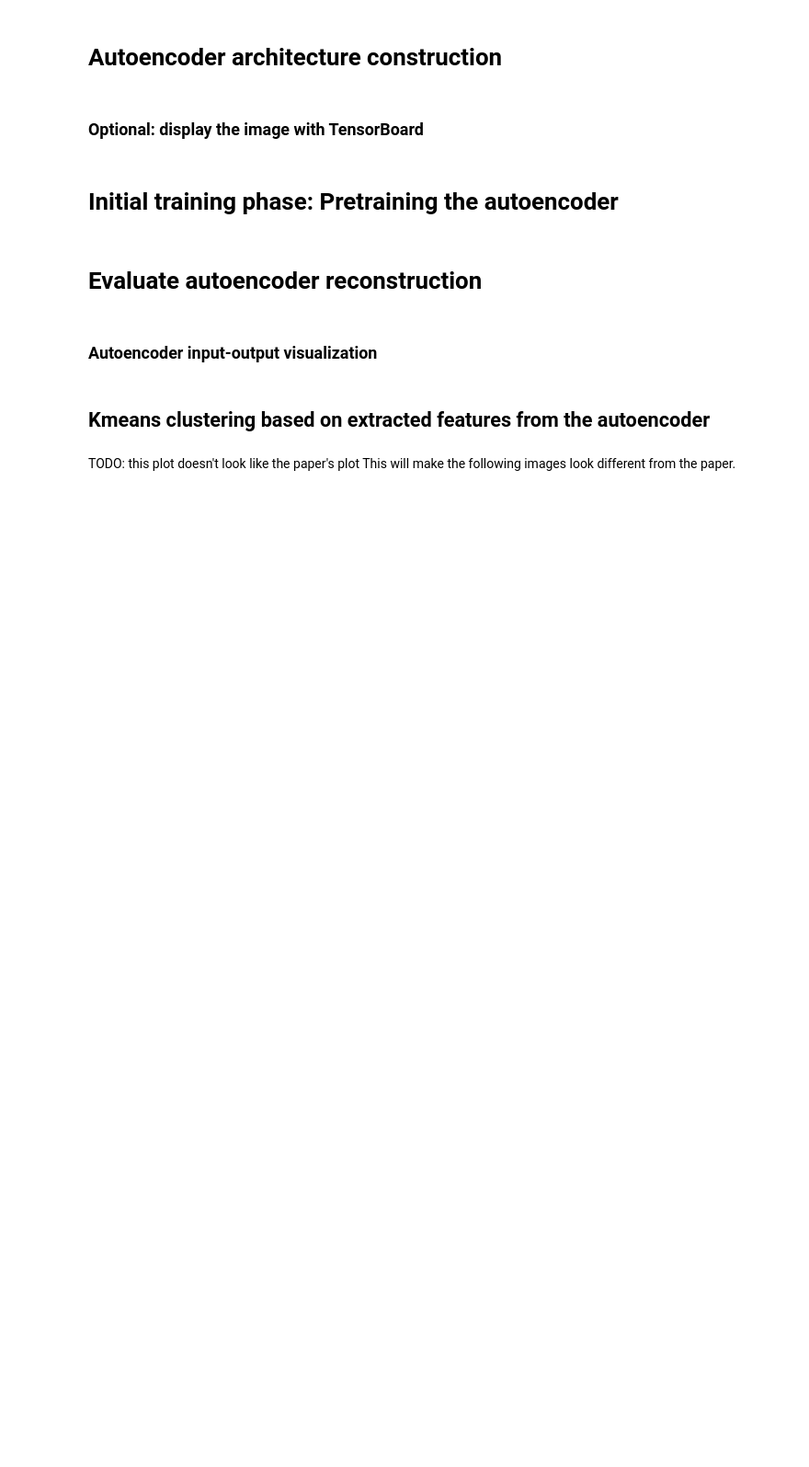
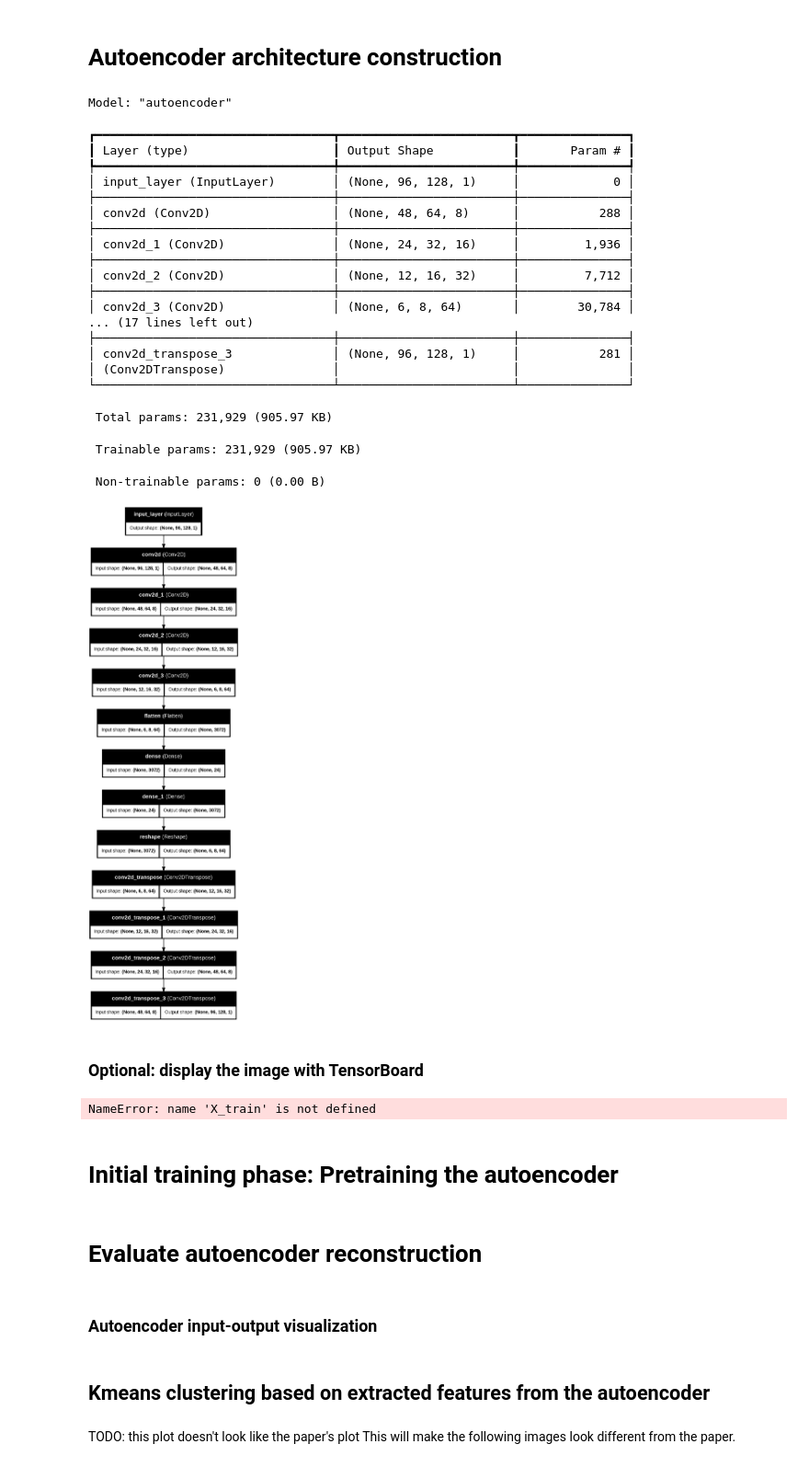
Before and after one commit to zepam/ClusTremor, a Jupyter notebook: src/ClusTremor.ipynb, the cells around one changed output. Shown at 92% size. Cells and saved outputs as stored; diff of their text form; code cells hidden in the pictures; blank space fills up the shorter version.

```diff
--- a/src/ClusTremor.ipynb
+++ b/src/ClusTremor.ipynb
@@ -119,38 +152,61 @@ e = Conv2D(64, (5, 3),strides=[2,2], activation='elu' , kernel_initializer=initi
 shape_before_flattening = tf.keras.backend.int_shape(e)
 encoded1 = Flatten()(e)
 
 encoded2= Dense (24, activation='elu')(encoded1)
 fc= Dense (3072, activation='elu')(encoded2)
 
 d = Reshape(shape_before_flattening[1:])(fc)
 
 d = Conv2DTranspose(32, (5, 3), strides=[2,2], activation='elu', kernel_initializer=initializer, padding='same')(d)
 d = Conv2DTranspose(16, (5, 3), strides=[2,2], activation='elu', kernel_initializer=initializer, padding='same')(d)
 d = Conv2DTranspose(8, (5, 3),strides=[2,2] , activation='elu', kernel_initializer=initializer, padding='same')(d)
 decoded = Conv2DTranspose(1, (7, 5),strides=[2,2] , activation='linear', kernel_initializer=initializer, padding='same')(d)
 
 autoencoder = Model(inputs=inp, outputs=decoded, name='autoencoder')
 encoder = Model(inputs=inp, outputs=encoded2, name='encoder')
 
 # use tf.keras.utils.plot_model to visualize the model
 from tensorflow.keras.utils import plot_model
 from IPython.display import Image, display
 
 autoencoder.summary()
 
 # Specify the full path for the output file
 output_path = os.path.join(os.getcwd(), 'autoencoder.png')
 
-TODO: make this display more interesting
+#TODO: make this display more interesting
 try:
     plot_model(autoencoder, to_file=output_path, show_shapes=True, show_layer_names=True)
     display(Image(filename=output_path))
 except Exception as e:
     print(f"Error creating or displaying model plot: {e}")
+# %% [output]
+Model: "autoencoder"
+┏━━━━━━━━━━━━━━━━━━━━━━━━━━━━━━━━━┳━━━━━━━━━━━━━━━━━━━━━━━━┳━━━━━━━━━━━━━━━┓
+┃ Layer (type)                    ┃ Output Shape           ┃       Param # ┃
+┡━━━━━━━━━━━━━━━━━━━━━━━━━━━━━━━━━╇━━━━━━━━━━━━━━━━━━━━━━━━╇━━━━━━━━━━━━━━━┩
+│ input_layer (InputLayer)        │ (None, 96, 128, 1)     │             0 │
+├─────────────────────────────────┼────────────────────────┼───────────────┤
+│ conv2d (Conv2D)                 │ (None, 48, 64, 8)      │           288 │
+├─────────────────────────────────┼────────────────────────┼───────────────┤
+│ conv2d_1 (Conv2D)               │ (None, 24, 32, 16)     │         1,936 │
+├─────────────────────────────────┼────────────────────────┼───────────────┤
+│ conv2d_2 (Conv2D)               │ (None, 12, 16, 32)     │         7,712 │
+├─────────────────────────────────┼────────────────────────┼───────────────┤
+│ conv2d_3 (Conv2D)               │ (None, 6, 8, 64)       │        30,784 │
+... (17 lines left out)
+├─────────────────────────────────┼────────────────────────┼───────────────┤
+│ conv2d_transpose_3              │ (None, 96, 128, 1)     │           281 │
+│ (Conv2DTranspose)               │                        │               │
+└─────────────────────────────────┴────────────────────────┴───────────────┘
+ Total params: 231,929 (905.97 KB)
+ Trainable params: 231,929 (905.97 KB)
+ Non-trainable params: 0 (0.00 B)
+[figure, added]
 # %% [markdown]
 ### Optional: display the image with TensorBoard
 # %%
-from tensorflow.keras.callbacks import TensorBoard
+""" from tensorflow.keras.callbacks import TensorBoard
 
 # Use TensorBoard callback
 tensorboard_callback = TensorBoard(log_dir="./logs", histogram_freq=1)
@@ -159,7 +215,9 @@ tensorboard_callback = TensorBoard(log_dir="./logs", histogram_freq=1)
 autoencoder.fit(X_train, Y_train, epochs=10, callbacks=[tensorboard_callback])
 
 # Launch TensorBoard from the terminal
-# tensorboard --logdir=./logs
+# tensorboard --logdir=./logs """
+# %% [output]
+NameError: name 'X_train' is not defined
 # %% [markdown]
 # Initial training phase: Pretraining the autoencoder
 # %%
```
Also changed, not shown: parts of 7 cells of this notebook, 8 other files.
